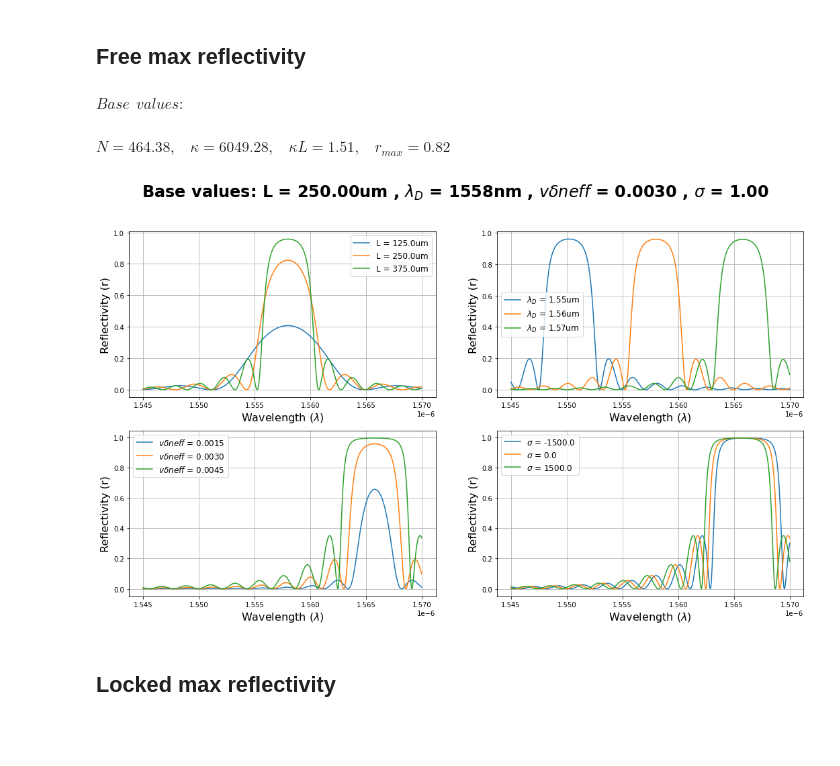
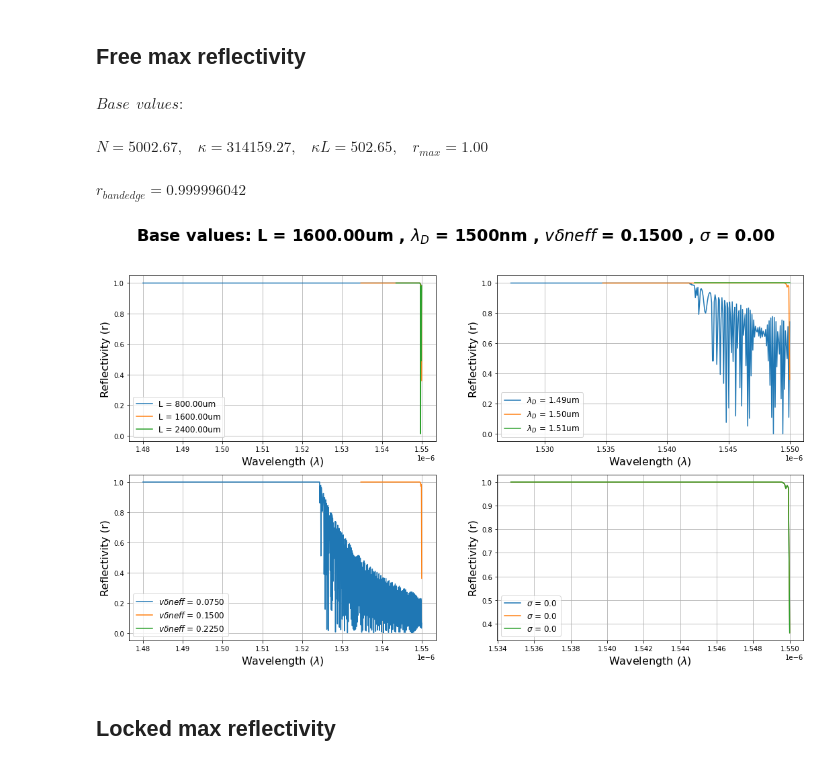
Before and after one commit to CaioRodrigues200/Photonics-training, a Jupyter notebook: Projects/Bragg Grating/SimulationFiles/FirstAnalysis.ipynb, the cells around one changed output. Drawn from its saved outputs; the diff is of its cells as text; code cells hidden in the pictures; blank space fills up the shorter version.

```diff
--- a/Projects/Bragg Grating/SimulationFiles/FirstAnalysis.ipynb
+++ b/Projects/Bragg Grating/SimulationFiles/FirstAnalysis.ipynb
@@ -83,23 +83,31 @@ for kL = 1.6:
 # %% [markdown]
 ## Free max reflectivity
 # %%
-neff = 1.447
-sigma = 1
-designWv = 1558e-9                     # Design wavelength
-L = 250e-6                             # Total length
-vneff = 30e-4                          # AC part of induced index change
+neff = 2.345
+sigma = 0
+designWv = 1500e-9                     # Design wavelength
+L = 1600e-6                             # Total length
+vneff = 0.15                          # AC part of induced index change
+wvlen = np.linspace(1.48e-6, 1.55e-6, points)
+
+# neff = 2.345
+# sigma = 0
+# designWv = 1500e-9
+# L = 250e-6
+# vneff = 0.05
+# wvlen = np.linspace(1.545e-6, 1.57e-6, points)
 
 points = 1000
 ratiosA = [0.5 , 1 , 1.5]              # Ratio for L and vneff sweeps
 ratiosB = [0.995 , 1 , 1.005]          # Ratio for designWv sweep
 ratiosC = [-1500 , 0 , 1500]           # Ratio for sigma sweep
-wvlen = np.linspace(1.545e-6, 1.57e-6, points)
 
 N = 2*neff*L/designWv
 kappa = (np.pi/(designWv))*vneff
 
 display(Math('Base~~values:'))
 display(Math('N = %5.2f ,~~~~ \kappa = %5.2f ,~~~~ \kappa L = %5.2f ,~~~~ r_{max} = %5.2f' %(N, kappa, kappa*L, np.tanh(kappa*L)**2)))
+display(Math('r_{bandedge} = %5.9f' %((kappa*L)**2/(1+(kappa*L)**2))))
 
 figure,ax=plt.subplots(2, 2,figsize=(18,10))
 figure.suptitle(r'Base values: L = {:.2f}um , $\lambda_D$ = {:.0f}nm , $v\delta neff$ = {:.4f} , $\sigma$ = {:.2f}'.format(1e6*L,1e9*designWv,vneff,sigma), fontsize=24, fontweight="bold")
@@ -113,7 +121,7 @@ for i in ratiosA:
     ksig = csqrt(kappa**2 - gSigma**2)
     r = ((np.sinh(ksig * iL))**2) / ((np.cosh(ksig * iL))**2  - (gSigma**2)/(kappa**2))
 
-    ax[0][0].plot(wvlen,r,label='L = ' + str(iL*1e6) + 'um')
+    ax[0][0].plot(wvlen,r,label='L = ' + "{:.2f}".format(iL*1e6) + 'um')
     ax[0][0].set_xlabel(r'Wavelength ($\lambda$)', fontsize=16)
     ax[0][0].set_ylabel('Reflectivity (r)', fontsize=16)
     ax[0][0].grid(True)
@@ -122,51 +130,52 @@ for i in ratiosA:
 for i in ratiosB:
     iDesWv = designWv*i
 
-    N = 2*neff*iL/iDesWv
-    gSigma = (2*np.pi*neff)/wvlen - sigma - (N*np.pi/iL)
+    N = 2*neff*L/iDesWv
+    gSigma = (2*np.pi*neff)/wvlen - sigma - (N*np.pi/L)
     kappa = (np.pi/(iDesWv))*vneff
     ksig = csqrt(kappa**2 - gSigma**2)
-    r = ((np.sinh(ksig * iL))**2) / ((np.cosh(ksig * iL))**2  - (gSigma**2)/(kappa**2))
+    r = ((np.sinh(ksig * L))**2) / ((np.cosh(ksig * L))**2  - (gSigma**2)/(kappa**2))
 
     ax[0][1].plot(wvlen,r,label= r'$\lambda_D$ = ' + '{:.2f}um'.format(iDesWv*1e6))
     ax[0][1].set_xlabel(r'Wavelength ($\lambda$)', fontsize=16)
     ax[0][1].set_ylabel('Reflectivity (r)', fontsize=16)
     ax[0][1].grid(True)
     ax[0][1].legend(fontsize=12)
 
 for i in ratiosA:
     ivneff = vneff*i
 
-    N = 2*neff*iL/iDesWv
-    gSigma = (2*np.pi*neff)/wvlen - sigma - (N*np.pi/iL)
-    kappa = (np.pi/(iDesWv))*ivneff
+    N = 2*neff*L/designWv
+    gSigma = (2*np.pi*neff)/wvlen - sigma - (N*np.pi/L)
+    kappa = (np.pi/(designWv))*ivneff
     ksig = csqrt(kappa**2 - gSigma**2)
-    r = ((np.sinh(ksig * iL))**2) / ((np.cosh(ksig * iL))**2  - (gSigma**2)/(kappa**2))
+    r = ((np.sinh(ksig * L))**2) / ((np.cosh(ksig * L))**2  - (gSigma**2)/(kappa**2))
 
     ax[1][0].plot(wvlen,r,label= r'$v\delta neff$ = ' + '{:.4f}'.format(ivneff))
     ax[1][0].set_xlabel(r'Wavelength ($\lambda$)', fontsize=16)
     ax[1][0].set_ylabel('Reflectivity (r)', fontsize=16)
     ax[1][0].grid(True)
     ax[1][0].legend(fontsize=12)
 
 for i in ratiosC:
     isigma = sigma*i
 
-    N = 2*neff*iL/iDesWv
-    gSigma = (2*np.pi*neff)/wvlen - isigma - (N*np.pi/iL)
-    kappa = (np.pi/(iDesWv))*ivneff
+    N = 2*neff*L/designWv
+    gSigma = (2*np.pi*neff)/wvlen - isigma - (N*np.pi/L)
+    kappa = (np.pi/(designWv))*vneff
     ksig = csqrt(kappa**2 - gSigma**2)
-    r = ((np.sinh(ksig * iL))**2) / ((np.cosh(ksig * iL))**2  - (gSigma**2)/(kappa**2))
+    r = ((np.sinh(ksig * L))**2) / ((np.cosh(ksig * L))**2  - (gSigma**2)/(kappa**2))
 
     ax[1][1].plot(wvlen,r,label= r'$\sigma$ = ' + '{:.1f}'.format(isigma))
     ax[1][1].set_xlabel(r'Wavelength ($\lambda$)', fontsize=16)
     ax[1][1].set_ylabel('Reflectivity (r)', fontsize=16)
     ax[1][1].grid(True)
     ax[1][1].legend(fontsize=12)
 # %% [output]
 $\displaystyle Base~~values:$
-$\displaystyle N = 464.38 ,~~~~ \kappa = 6049.28 ,~~~~ \kappa L =  1.51 ,~~~~ r_{max} =  0.82$
+$\displaystyle N = 5002.67 ,~~~~ \kappa = 314159.27 ,~~~~ \kappa L = 502.65 ,~~~~ r_{max} =  1.00$
+$\displaystyle r_{bandedge} = 0.999996042$
-[figure, old version]
+[figure, new version]
 # %% [markdown]
 ## Locked max reflectivity
 # %%
```
Also changed, not shown: parts of 1 cell of this notebook, 7 other files.
